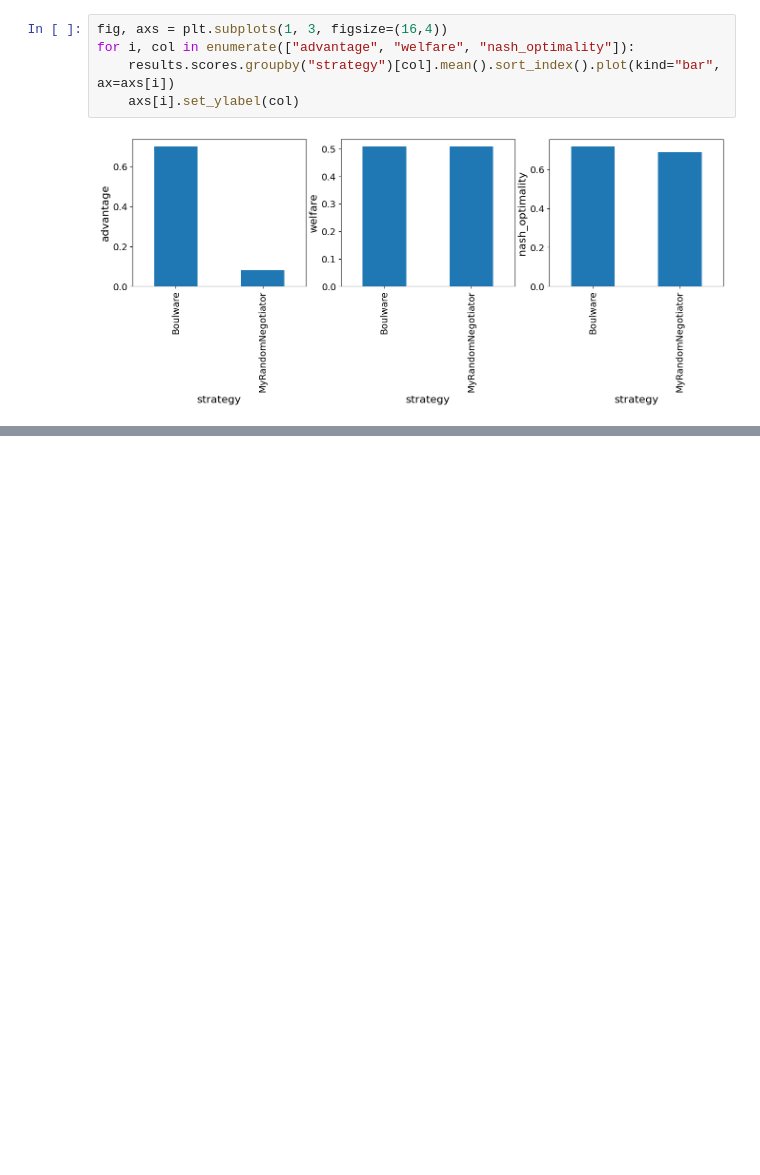
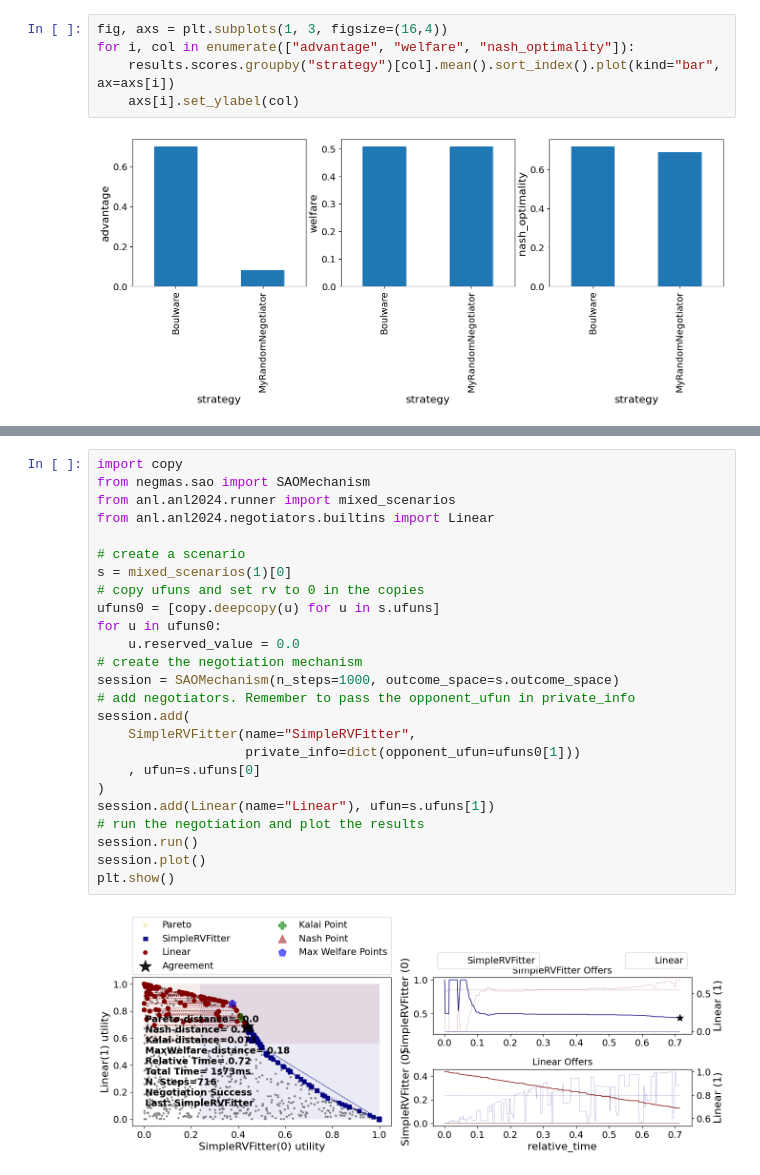
Before and after one commit to yasserfarouk/anl, a Jupyter notebook: docs/docs/tutorials/notebooks/tutorial.ipynb, the cells around one changed output, grey strips where cells are left out. Saved outputs shown, nothing was run; the diff lists cells and outputs as text; blank space fills up the shorter version.

```diff
--- a/docs/docs/tutorials/notebooks/tutorial.ipynb
+++ b/docs/docs/tutorials/notebooks/tutorial.ipynb
@@ -457,0 +475,27 @@ The ANL package comes with some example negotiators. These are not designed to b
+# %%
+import copy
+from negmas.sao import SAOMechanism
+from anl.anl2024.runner import mixed_scenarios
+from anl.anl2024.negotiators.builtins import Linear
+
+# create a scenario
+s = mixed_scenarios(1)[0]
+# copy ufuns and set rv to 0 in the copies
+ufuns0 = [copy.deepcopy(u) for u in s.ufuns]
+for u in ufuns0:
+    u.reserved_value = 0.0
+# create the negotiation mechanism
+session = SAOMechanism(n_steps=1000, outcome_space=s.outcome_space)
+# add negotiators. Remember to pass the opponent_ufun in private_info
+session.add(
+    SimpleRVFitter(name="SimpleRVFitter",
+                   private_info=dict(opponent_ufun=ufuns0[1]))
+    , ufun=s.ufuns[0]
+)
+session.add(Linear(name="Linear"), ufun=s.ufuns[1])
+# run the negotiation and plot the results
+session.run()
+session.plot()
+plt.show()
+# %% [output]
+[figure, added]
```
Also changed, not shown: parts of 17 cells of this notebook, 7 other files.
